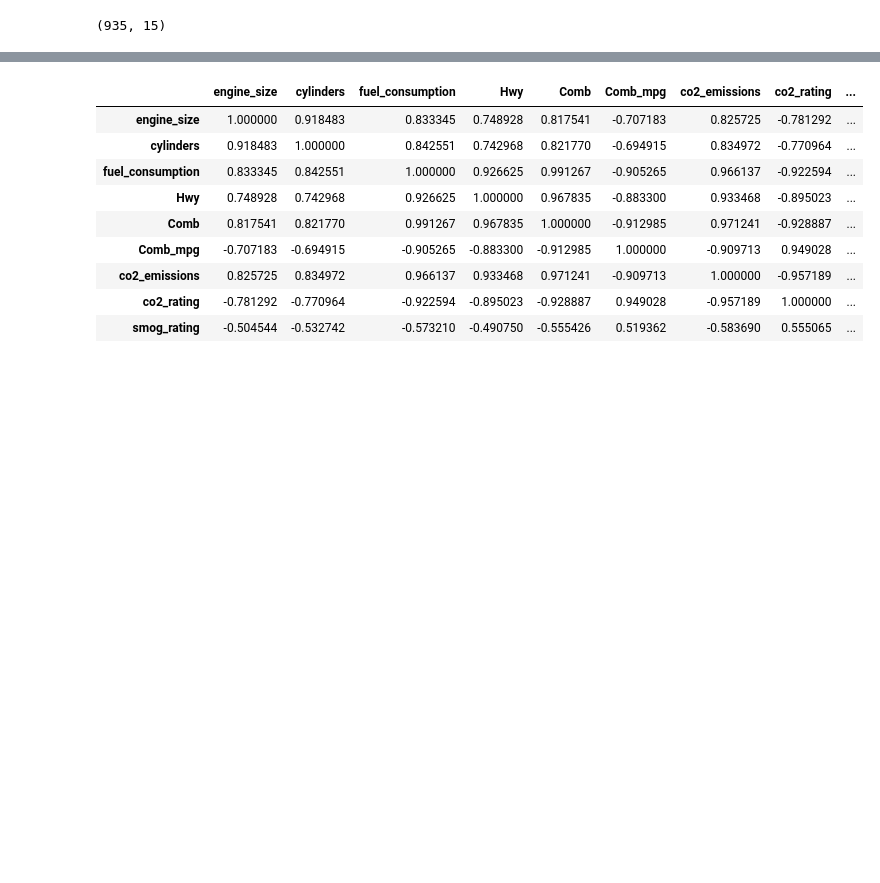
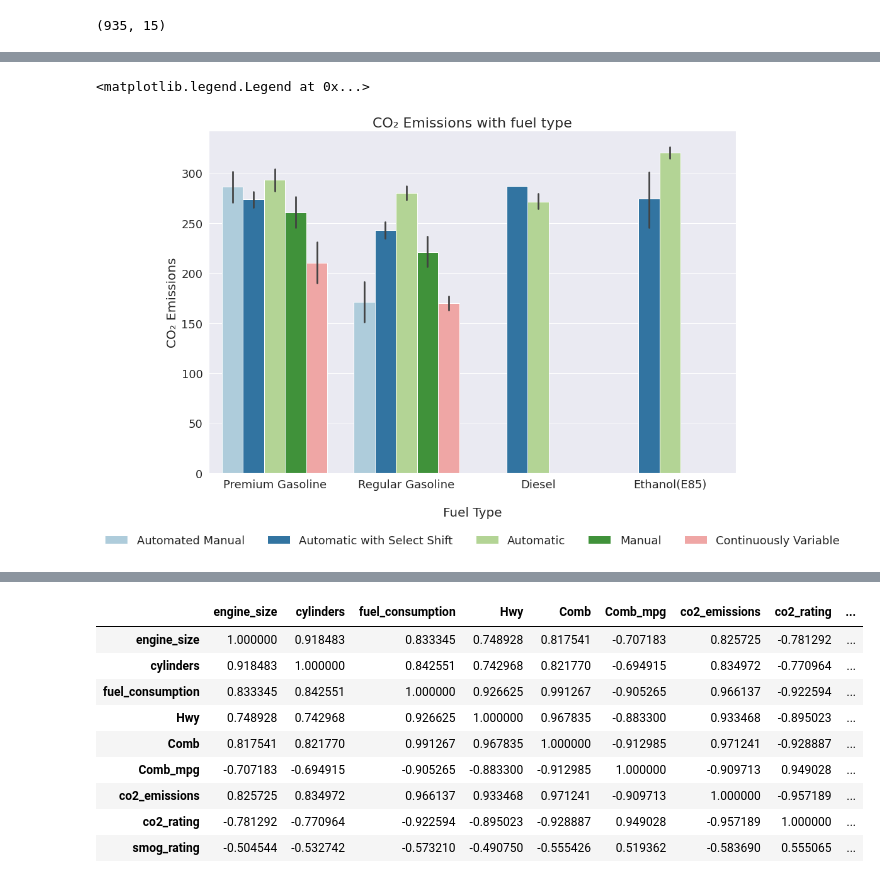
Before and after one commit to Sophiat-O/c02_emission_analysis, a Jupyter notebook: [Project_AI].ipynb, the cells around one changed output, grey strips where cells are left out. Saved outputs shown, nothing was run; the diff lists cells and outputs as text; code cells hidden in the pictures; blank space fills up the shorter version.

```diff
--- a/[Project_AI].ipynb
+++ b/[Project_AI].ipynb
@@ -202,0 +308,16 @@ plt.ylabel('CO₂ Emissions', fontsize=20)
+# %%
+emission_fuel = df.groupby(["fuel_type"])["co2_emissions"].mean().sort_values().reset_index()
+
+sns.set(rc = {'figure.figsize':(15,10)})
+g = sns.barplot(x = "fuel_type",y="co2_emissions", hue="transmission", data = df,palette="Paired")
+            # palette=sns.dark_palette("seagreen", reverse=True)
+plt.title('CO₂ Emissions with fuel type', fontsize=22)
+plt.xlabel('\nFuel Type', fontsize=20)
+plt.xticks(horizontalalignment='center', fontsize = 18)
+plt.ylabel('CO₂ Emissions', fontsize=20)
+plt.yticks(fontsize = 18)
+
+g.legend(loc="upper center", bbox_to_anchor=(0.5, -0.15), ncol=5, fontsize=18, frameon=False, fancybox=False, shadow=False)
+# %% [output]
+<matplotlib.legend.Legend at 0x...>
+[figure, added]
```
Also changed, not shown: parts of 27 cells of this notebook.
